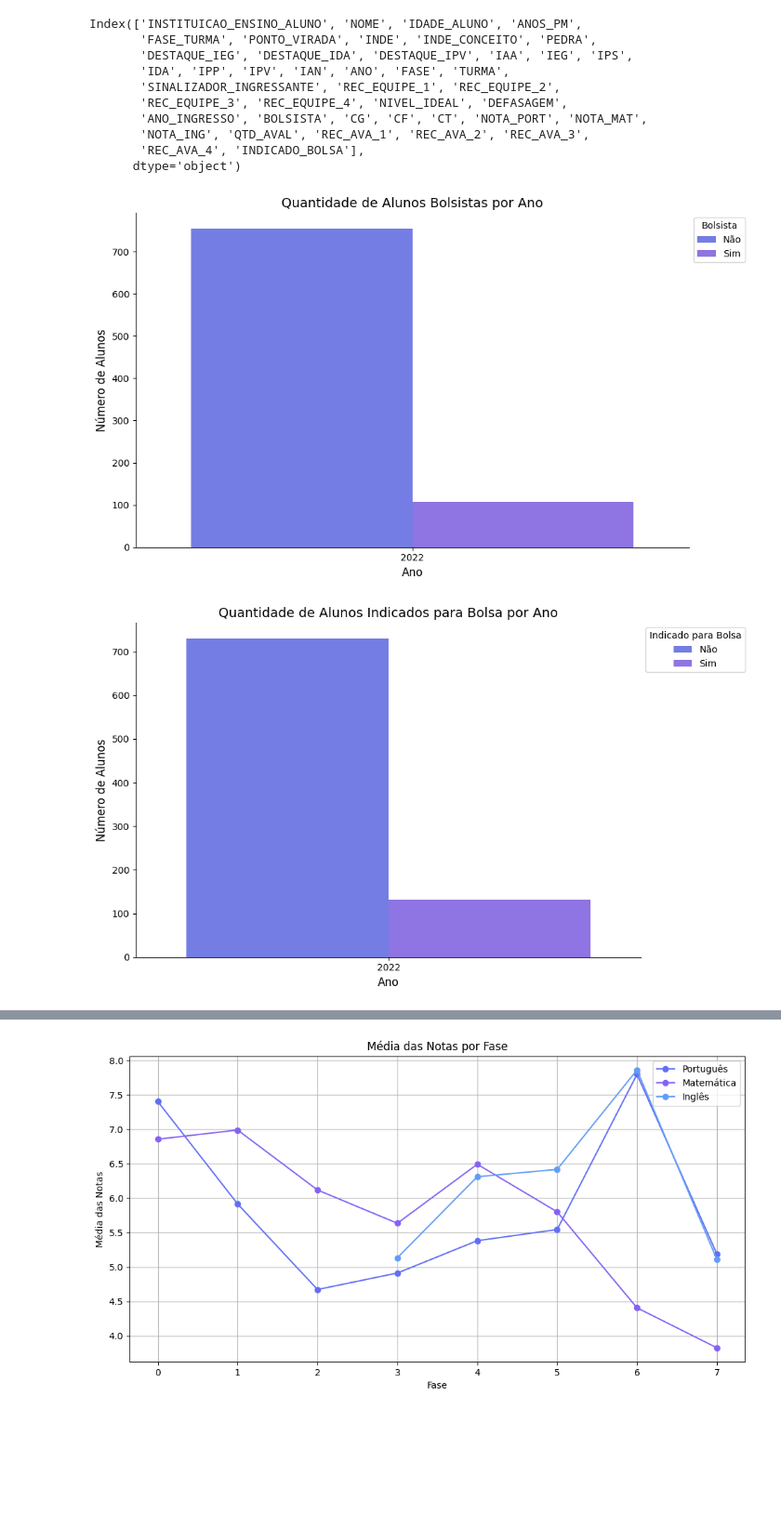
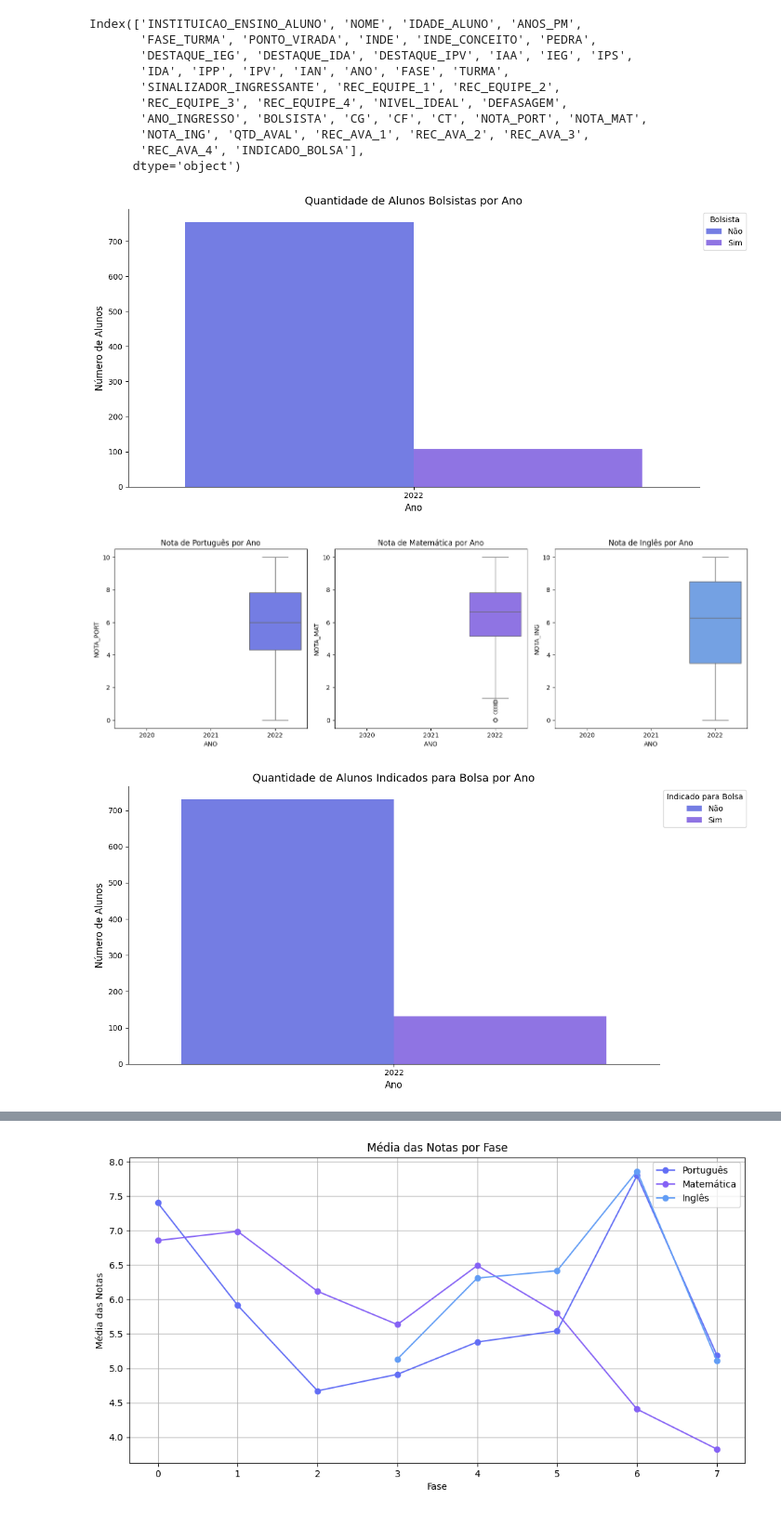
Before and after one commit to karinaguerra/postech-data-analytics-tech-challenge, a Jupyter notebook: fase_5/notebook/passo_magico_EDA.ipynb, the cells around one changed output, grey strips where cells are left out. Shown at 93% size. Drawn from its saved outputs; the diff is of its cells as text; code cells hidden in the pictures; blank space fills up the shorter version.

```diff
--- a/fase_5/notebook/passo_magico_EDA.ipynb
+++ b/fase_5/notebook/passo_magico_EDA.ipynb
@@ -113,4 +97,0 @@ df_2022_limpo = processar_dados_ano(df, 2022)
-# %%
-""" df_ano_2020, df_2020_limpo = processar_dados_ano(df, 2020)
-df_ano_2021, df_2021_limpo = processar_dados_ano(df, 2021)
-df_ano_2022, df_2022_limpo = processar_dados_ano(df, 2022)"""
@@ -800,36 +725,47 @@ Index(['INSTITUICAO_ENSINO_ALUNO', 'NOME', 'IDADE_ALUNO', 'ANOS_PM',
        'REC_AVA_4', 'INDICADO_BOLSA'],
       dtype='object')
 # %%
-# so existe bolsista em 2022
-
 df_grouped = df_concat.groupby(['ANO', 'BOLSISTA']).size().reset_index(name='Alunos')
 
-# Criar o gráfico de barras
-plt.figure(figsize=(10, 6))
+plt.figure(figsize=(12, 6))
 sns.barplot(data=df_grouped, x='ANO', y='Alunos', hue='BOLSISTA', palette=['#626EF5', '#8562F5'])
 
-# Ajustar a aparência do gráfico
 plt.title('Quantidade de Alunos Bolsistas por Ano', fontsize=14)
 plt.xlabel('Ano', fontsize=12)
 plt.ylabel('Número de Alunos', fontsize=12)
 plt.legend(title='Bolsista', loc='upper left', bbox_to_anchor=(1, 1))
 sns.despine()
 plt.tight_layout()
 
-# Exibir o gráfico
 plt.show()
 # %% [output]
-[figure, old version]
+[figure, new version]
+# %%
+df_notas = df_concat[['ANO', 'NOTA_PORT', 'NOTA_MAT', 'NOTA_ING']]
+
+plt.figure(figsize=(15, 5))
+plt.subplot(1, 3, 1)
+sns.boxplot(data=df_notas, x='ANO', y='NOTA_PORT', color='#626EF5')
+plt.title('Nota de Português por Ano')
+
+plt.subplot(1, 3, 2)
+sns.boxplot(data=df_notas, x='ANO', y='NOTA_MAT', color='#8562F5')
+plt.title('Nota de Matemática por Ano')
+
+plt.subplot(1, 3, 3)
+sns.boxplot(data=df_notas, x='ANO', y='NOTA_ING', color='#629DF5')
+plt.title('Nota de Inglês por Ano')
+
+plt.tight_layout()
+plt.show()
+# %% [output]
+[figure, added]
 # %%
-
-# Agrupar os dados por ano e se foi indicado para bolsa, contando o número de alunos
 df_grouped = df_concat.groupby(['ANO', 'INDICADO_BOLSA']).size().reset_index(name='Alunos')
 
-# Criar o gráfico de barras
-plt.figure(figsize=(10, 6))
+plt.figure(figsize=(12, 6))
 sns.barplot(data=df_grouped, x='ANO', y='Alunos', hue='INDICADO_BOLSA', palette=['#626EF5', '#8562F5'])
 
-# Ajustar a aparência do gráfico
 plt.title('Quantidade de Alunos Indicados para Bolsa por Ano', fontsize=14)
 plt.xlabel('Ano', fontsize=12)
 plt.ylabel('Número de Alunos', fontsize=12)
@@ -837,8 +773,7 @@ plt.legend(title='Indicado para Bolsa', loc='upper left', bbox_to_anchor=(1, 1))
 sns.despine()
 plt.tight_layout()
 
-# Exibir o gráfico
 plt.show()
 # %% [output]
-[figure, old version]
+[figure, new version]
 # %%
```
Also changed, not shown: parts of 33 cells of this notebook.
